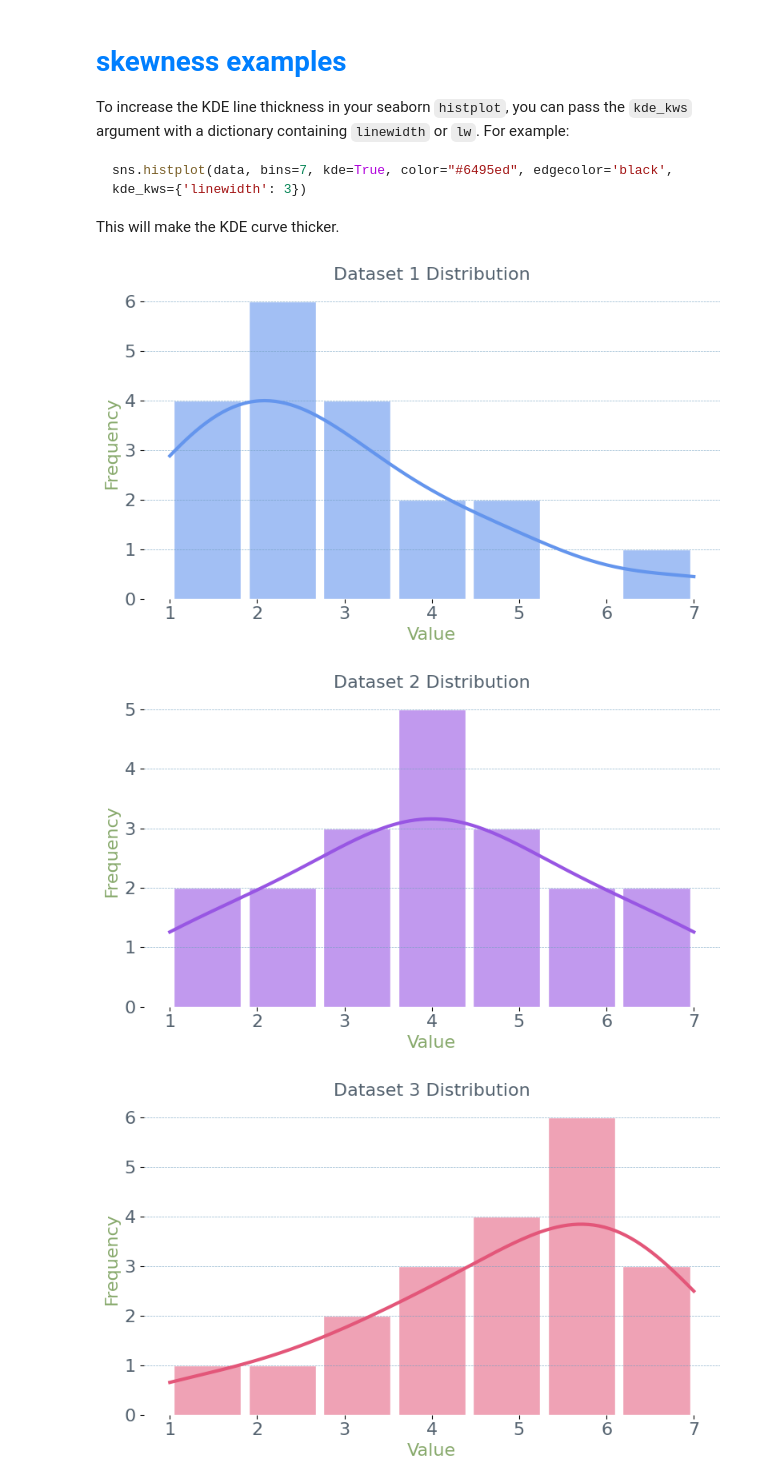
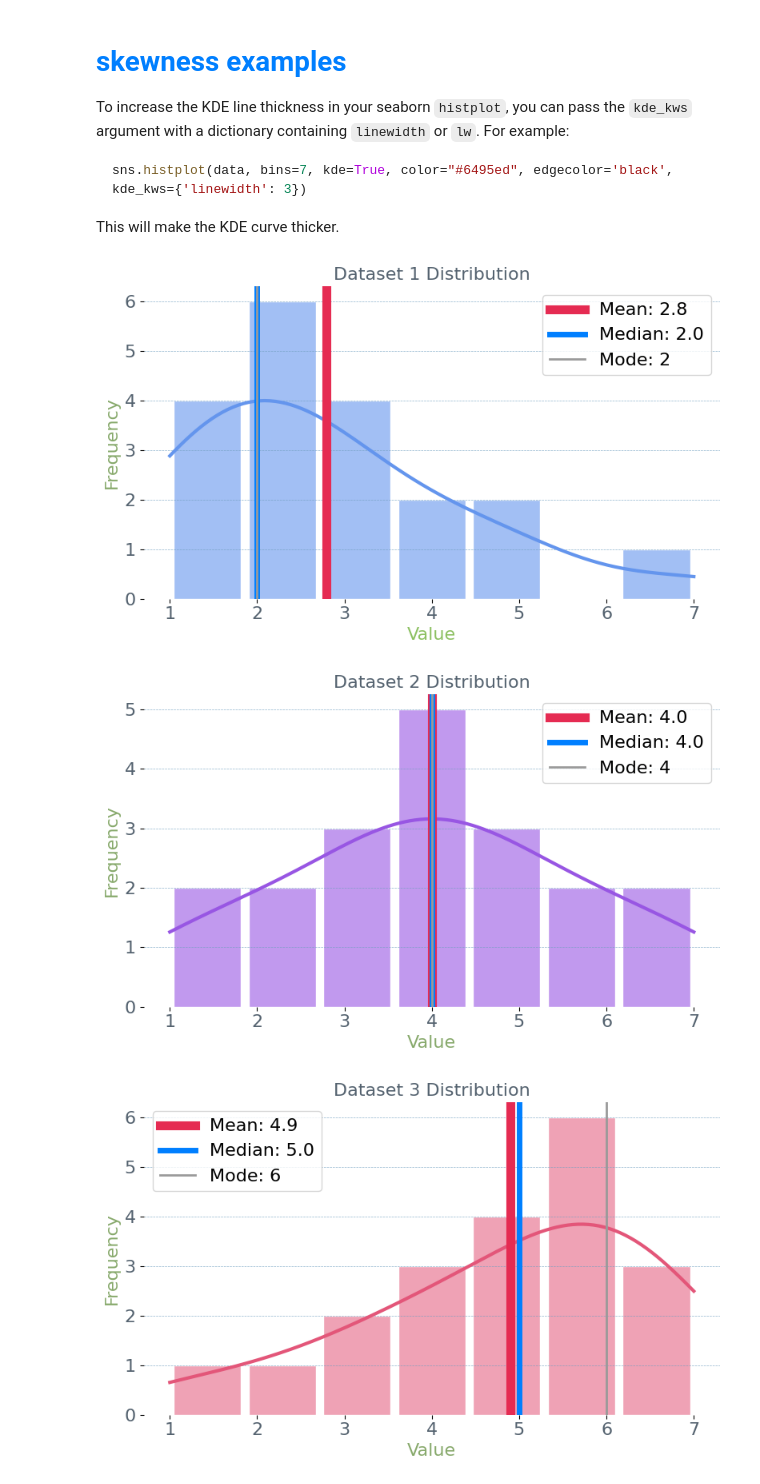
Before and after one commit to Rumaan-Kaisar/DataScience, a Jupyter notebook: Stat_ch1_dscptv/ch1_descriptive_stat_P2.ipynb, the cells around one changed output. Saved outputs shown, nothing was run; the diff lists cells and outputs as text; code cells hidden in the pictures.

```diff
--- a/Stat_ch1_dscptv/ch1_descriptive_stat_P2.ipynb
+++ b/Stat_ch1_dscptv/ch1_descriptive_stat_P2.ipynb
@@ -647,8 +647,17 @@ This will make the KDE curve thicker.
 # %%
 import matplotlib.pyplot as plt
 import seaborn as sns
+import numpy as np
+from collections import Counter
+
 
 data = [1, 1, 1, 1, 2, 2, 2, 2, 2, 2, 3, 3, 3, 3, 4, 4, 5, 5, 7]
+
+# Calculate mean, median, mode
+mean_val = np.mean(data)
+median_val = np.median(data)
+mode_val = Counter(data).most_common(1)[0][0]
+
 
 plt.figure(figsize=(8, 5))
 ax = sns.histplot(data, bins=7, kde=True, color="#6495ed", edgecolor='white', alpha=0.6, shrink=0.9)
@@ -657,8 +666,16 @@ ax = sns.histplot(data, bins=7, kde=True, color="#6495ed", edgecolor='white', al
 for line in ax.lines:
     line.set_linewidth(3)  # set thickness here
 
+
+# Add vertical lines
+# Add vertical lines
+plt.axvline(mean_val, color='#e52b52', linestyle='-', linewidth=8, label=f"Mean: {mean_val:.1f}")
+plt.axvline(median_val, color="#007fff", linestyle='-', linewidth=5, label=f"Median: {median_val:.1f}")
+plt.axvline(mode_val, color="#9a9a9a", linestyle='-', linewidth=2, label=f"Mode: {mode_val}")
+
+
 plt.title("Dataset 1 Distribution", fontsize=16, color="#54626f")
-plt.xlabel("Value", fontsize=16, color="#87a96b")
+plt.xlabel("Value", fontsize=16, color="#8cc061")
 plt.ylabel("Frequency", fontsize=16, color="#87a96b")
 
 plt.xticks(fontsize=16, color="#54626f")
@@ -668,15 +685,25 @@ plt.grid(axis="y", linestyle="--", linewidth=0.5, alpha=0.8, color="#72a0c1")
 for spine in plt.gca().spines.values():
     spine.set_visible(False)
 
+plt.legend(loc="upper right", fontsize=16)
+
 plt.tight_layout()
 plt.show()
 # %% [output]
-[figure, old version]
+[figure, new version]
 # %%
 import matplotlib.pyplot as plt
 import seaborn as sns
+import numpy as np
+from collections import Counter
+
 
 data = [1, 1, 2, 2, 3, 3, 3, 4, 4, 4, 4, 4, 5, 5, 5, 6, 6, 7, 7]
+
+# Calculate mean, median, mode
+mean_val = np.mean(data)
+median_val = np.median(data)
+mode_val = Counter(data).most_common(1)[0][0]
 
 plt.figure(figsize=(8, 5))
 ax = sns.histplot(data, bins=7, kde=True, color="#9856e3", edgecolor='white', alpha=0.6, shrink=0.9)
@@ -684,6 +711,12 @@ ax = sns.histplot(data, bins=7, kde=True, color="#9856e3", edgecolor='white', al
 # Increase KDE line thickness
 for line in ax.lines:
     line.set_linewidth(3)  # set thickness here
+
+# Add vertical lines
+plt.axvline(mean_val, color='#e52b52', linestyle='-', linewidth=8, label=f"Mean: {mean_val:.1f}")
+plt.axvline(median_val, color='#007fff', linestyle='-', linewidth=5, label=f"Median: {median_val:.1f}")
+plt.axvline(mode_val, color="#9a9a9a", linestyle='-', linewidth=2, label=f"Mode: {mode_val}")
+
 
 plt.title("Dataset 2 Distribution", fontsize=16, color="#54626f")
 plt.xlabel("Value", fontsize=16, color="#87a96b")
@@ -696,35 +729,52 @@ plt.grid(axis="y", linestyle="--", linewidth=0.5, alpha=0.8, color="#72a0c1")
 for spine in plt.gca().spines.values():
     spine.set_visible(False)
 
+plt.legend(loc="upper right", fontsize=16)
+
 plt.tight_layout()
 plt.show()
 # %% [output]
-[figure, old version]
+[figure, new version]
 # %%
 import matplotlib.pyplot as plt
 import seaborn as sns
+import numpy as np
+from collections import Counter
 
 data = [1, 2, 3, 3, 4, 4, 4, 5, 5, 5, 5, 6, 6, 6, 6, 6, 6, 7, 7, 7]
+
+# Calculate mean, median, mode
+mean_val = np.mean(data)
+median_val = np.median(data)
+mode_val = Counter(data).most_common(1)[0][0]
 
 plt.figure(figsize=(8, 5))
 ax = sns.histplot(data, bins=7, kde=True, color="#e35679", edgecolor='white', alpha=0.55, shrink=0.9)
 
 # Increase KDE line thickness
 for line in ax.lines:
     line.set_linewidth(3)  # set thickness here
+
+# Add vertical lines
+plt.axvline(mean_val, color='#e52b52', linestyle='-', linewidth=8, label=f"Mean: {mean_val:.1f}")
+plt.axvline(median_val, color='#007fff', linestyle='-', linewidth=5, label=f"Median: {median_val:.1f}")
+plt.axvline(mode_val, color="#9a9a9a", linestyle='-', linewidth=2, label=f"Mode: {mode_val}")
+
 
 plt.title("Dataset 3 Distribution", fontsize=16, color="#54626f")
 plt.xlabel("Value", fontsize=16, color="#87a96b")
 plt.ylabel("Frequency", fontsize=16, color="#87a96b")
 
 plt.xticks(fontsize=16, color="#54626f")
 plt.yticks(fontsize=16, color="#54626f")
 plt.grid(axis="y", linestyle="--", linewidth=0.5, alpha=0.8, color="#72a0c1")
 
 for spine in plt.gca().spines.values():
     spine.set_visible(False)
 
+plt.legend(loc="upper left", fontsize=16)
+
 plt.tight_layout()
 plt.show()
 # %% [output]
-[figure, old version]
+[figure, new version]
```
